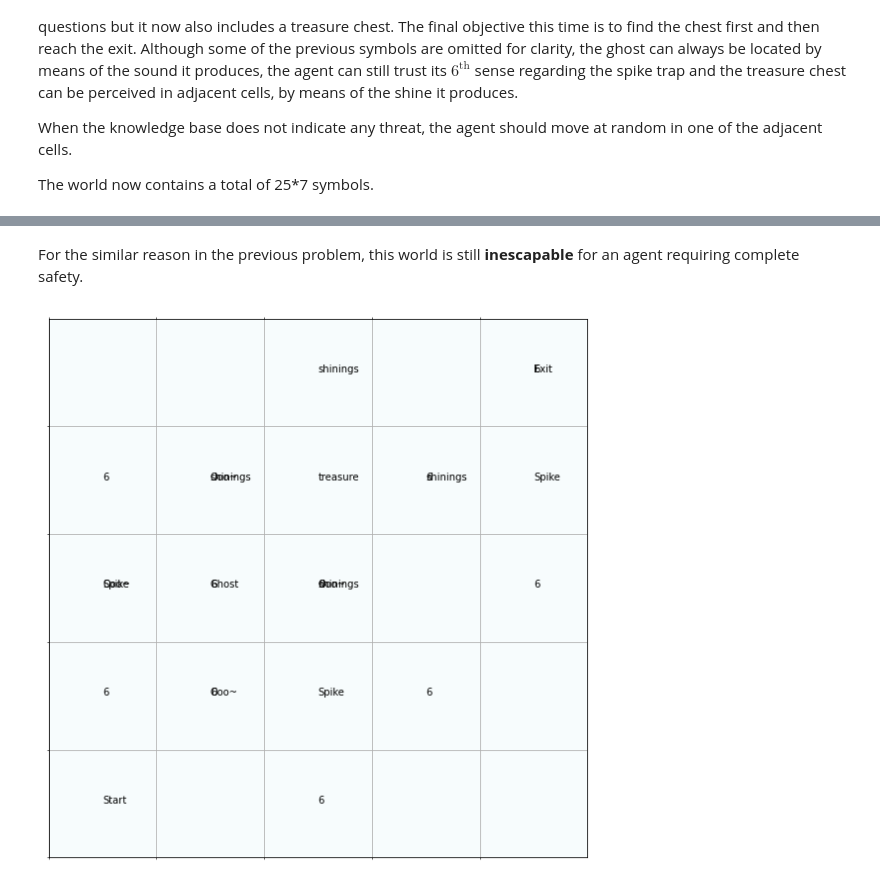
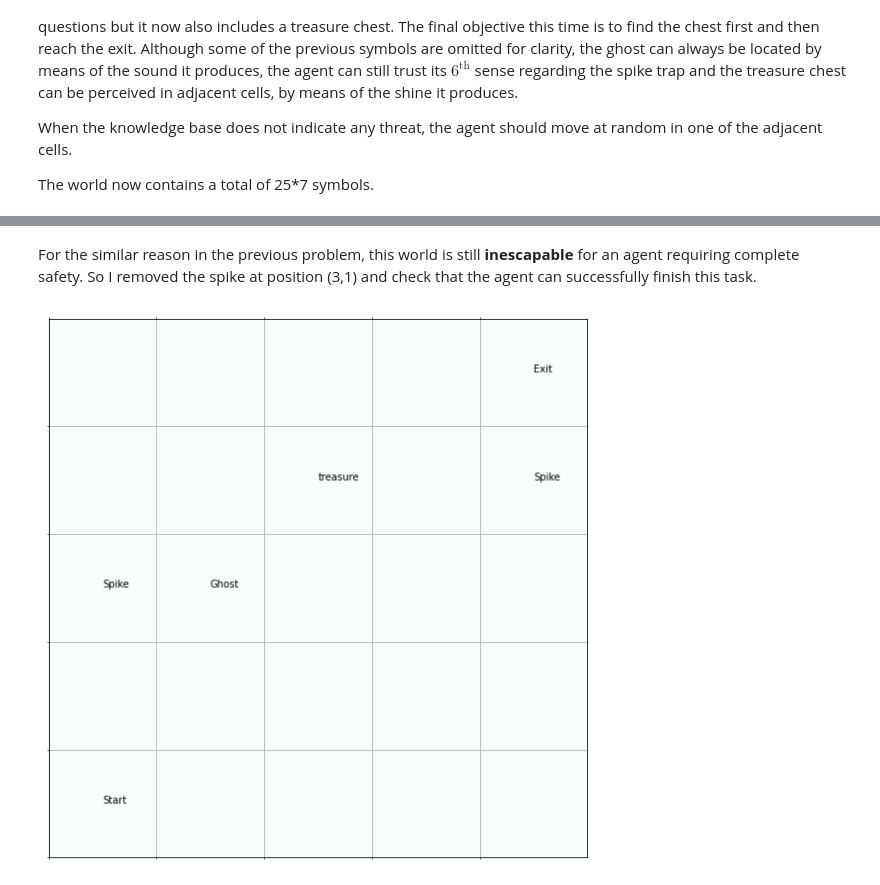
Before and after one commit to WangHaiYang874/Artificial-Intelligence-Fall2021, a Jupyter notebook: Assignments/Assignment3/LogicalAgent.ipynb, the cells around one changed output, grey strips where cells are left out. Saved outputs shown, nothing was run; the diff lists cells and outputs as text; code cells hidden in the pictures.

Commit message:
running the agent in solvable worlds.

```diff
--- a/Assignments/Assignment3/LogicalAgent.ipynb
+++ b/Assignments/Assignment3/LogicalAgent.ipynb
@@ -825,6 +826,8 @@ for x in range(5):
 
 KB = KnowledgeBase(*(ghost_rules))
 # %%
+start_time = time.time()
+
 exitNotFound = True
 curr_pos = start
 path = []
@@ -851,6 +854,7 @@ while exitNotFound:
     # learning from current position
 
     suffix = pos2str(curr_pos)
+    KB.learn(expr("~Ghost"+suffix))
 
     if curr_pos in noises:
         KB.learn(expr('Ooo' + suffix))
@@ -863,5 +867,9 @@ while exitNotFound:
         if KB.check_entailment(expr('~Ghost' + pos2str(next_pos))):
             curr_pos = next_pos
             break
+
+print("This logical agent find the exit in just", time.time() - start_time, 'seconds')
+print("And it has gone thru the path")
+print(path)
 # %% [output]
 game won, find the exit
@@ -1139,7 +1244,7 @@ The world now contains a total of 25*7 symbols.
 # %% [markdown]
 <img src="fullWorldChest.png" width="400" height="300"/>
 # %% [markdown]
-For the similar reason in the previous problem, this world is still **inescapable** for an agent requiring complete safety.
+For the similar reason in the previous problem, this world is still **inescapable** for an agent requiring complete safety. So I removed the spike at position (3,1) and check that the agent can successfully finish this task.
 # %%
 # Environment set up
 
@@ -1149,50 +1254,44 @@ world = np.zeros((5, 5))
 ghosts = [(1, 2)]
 noises = adj_cells_multiple(ghosts)
 
-spikes = [(2,1),(4,3),(0,2)]
+spikes = [(0, 2), (4, 3)]
 six_senses = adj_cells_multiple(spikes)
 
-treasures = [(2,3)]
-shinings = adj_cells_multiple(treasures)
+treasure = (2,3)
+shinings = adjacent_cells(treasure)
 
 exit = (4, 4)
 start = (0, 0)
 
 # ploting
 fig, ax = plt.subplots(figsize=(10,10))
 ax.matshow(world, cmap=plt.cm.BuGn)
 
 ax.set_xticks(np.arange(world.shape[0])-0.5, minor='true')
 ax.set_yticks(np.arange(world.shape[1])-0.5, minor='true')
 ax.grid(which='minor')
 ax.set_xticks([])
 ax.set_xticklabels([])
 ax.set_yticks([])
 ax.set_yticklabels([])
 plt.xlim((-0.5, world.shape[0]-0.5))
 plt.ylim((-0.5, world.shape[1]-0.5))
 plt.grid()
 
 for g in ghosts:
     ax.text(*g, 'Ghost')
-for n in noises:
-    ax.text(*n, 'Ooo~')
 
 for s in spikes:
     ax.text(*s, 'Spike')
-for s in six_senses:
-    ax.text(*s, '6')
 
 for s in treasures:
     ax.text(*s,'treasure')
-for s in shinings:
-    ax.text(*s,'shinings')
 
 ax.text(*exit, 'Exit')
 ax.text(*start,'Start')
 print()
 # %% [output]
-[figure, old version]
+[figure, new version]
 # %%
 # learning priori knowledge, the rules of this game.
 ghost_rules = []
```
Also changed, not shown: parts of 17 cells of this notebook.
